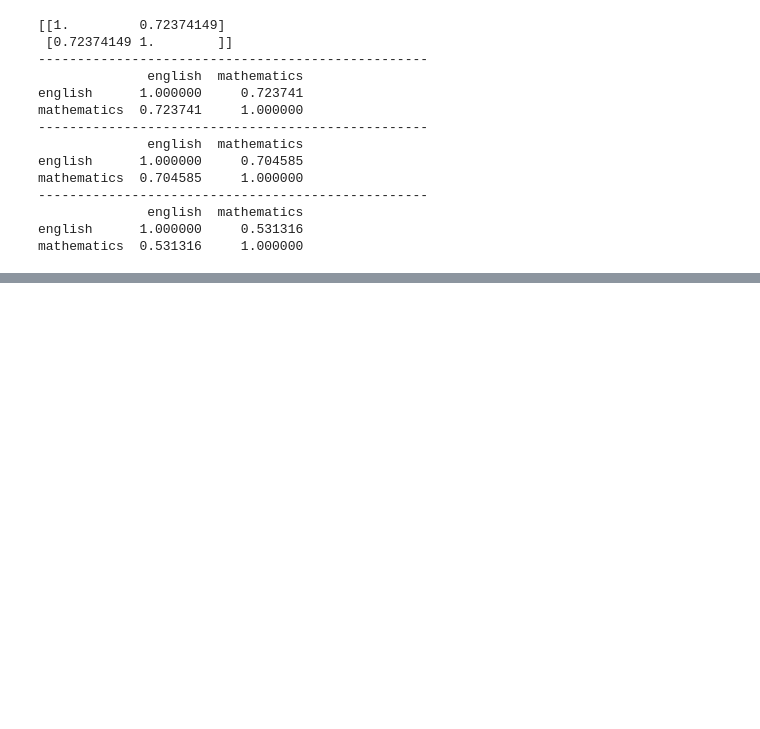
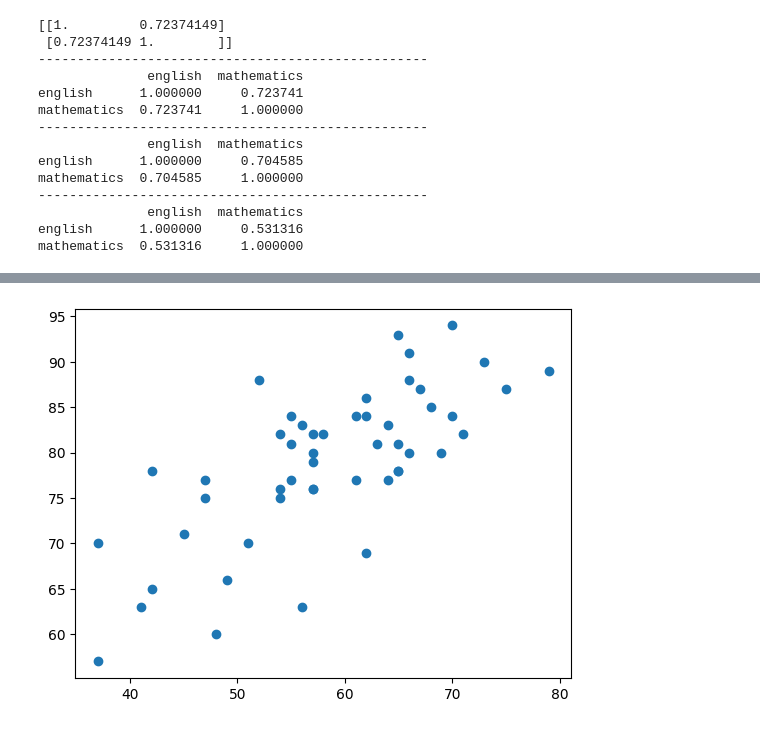
Before and after one commit to shared-repo/human-da5, a Jupyter notebook: workspace/data-analysis/b_example.ipynb, the cells around one changed output, grey strips where cells are left out. Drawn from its saved outputs; the diff is of its cells as text; code cells hidden in the pictures; blank space fills up the shorter version.

```diff
--- a/workspace/data-analysis/b_example.ipynb
+++ b/workspace/data-analysis/b_example.ipynb
@@ -156,0 +161,7 @@ print( kendalltau(scores_df['mathematics'], scores_df['english']) )
+# %%
+# 2차원 데이터 시각화 (값을 직접 사용)
+
+plt.scatter(scores_df['english'], scores_df['mathematics'])
+plt.show()
+# %% [output]
+[figure, added]
```
Also changed, not shown: parts of 2 cells of this notebook.
